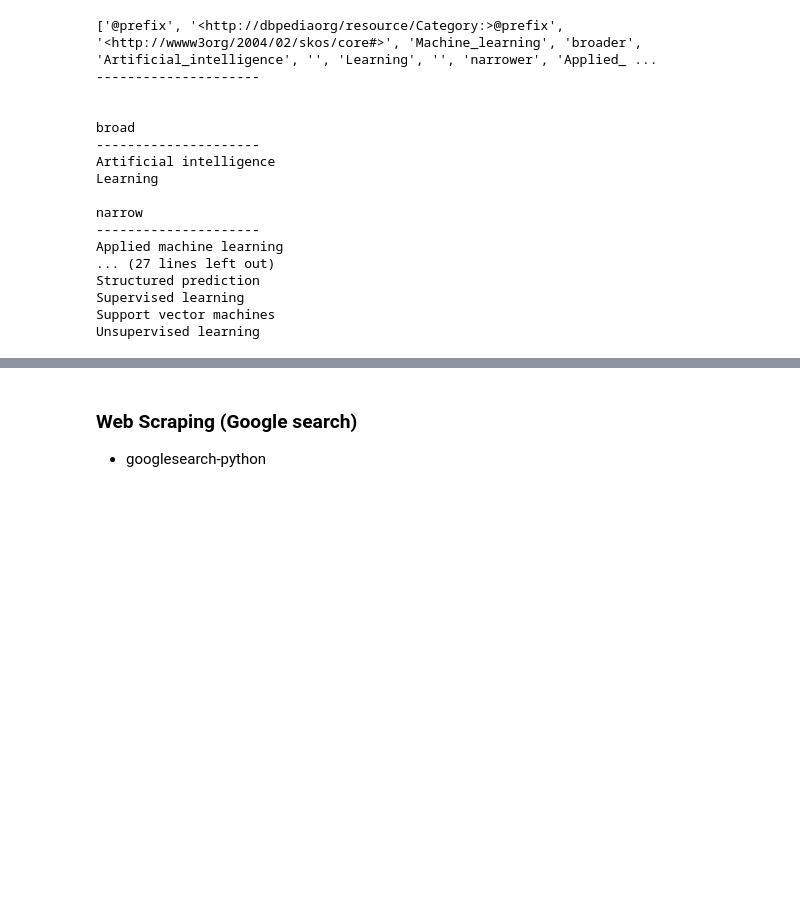
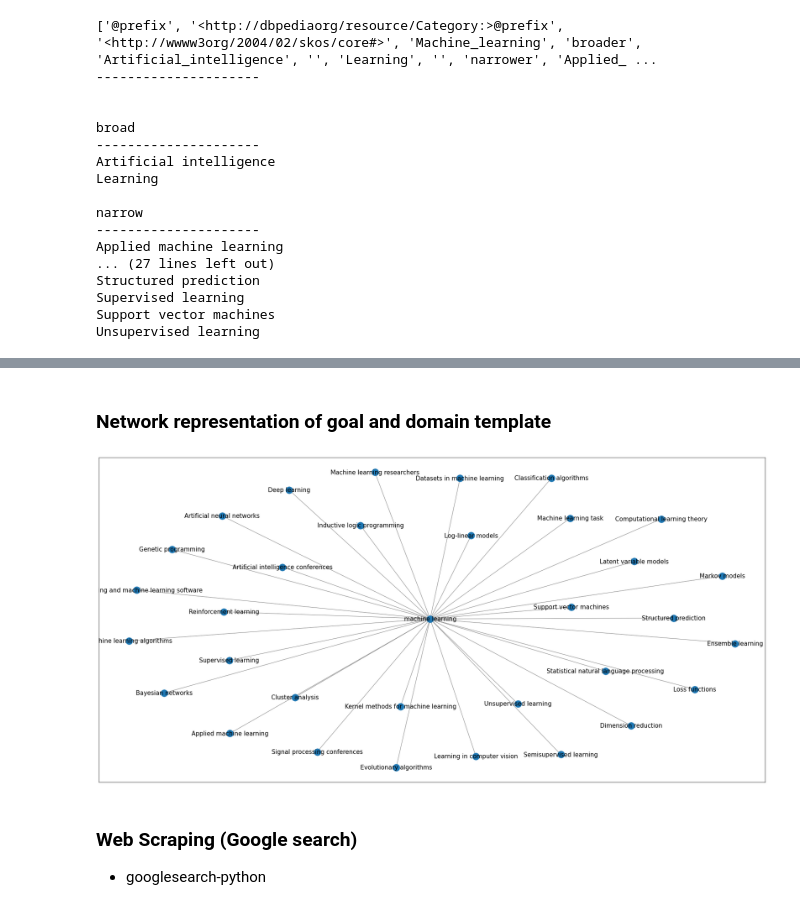
Before and after one commit to hayden-johnson/iLearn, a Jupyter notebook: iLearn_v1.ipynb, the cells around one changed output, grey strips where cells are left out. Drawn from its saved outputs; the diff is of its cells as text; code cells hidden in the pictures; blank space fills up the shorter version.

```diff
--- a/iLearn_v1.ipynb
+++ b/iLearn_v1.ipynb
@@ -114,3 +134,26 @@ Unsupervised learning
+# %% [markdown]
+### Network representation of goal and domain template
+# %%
+import networkx as nx
+%matplotlib inline
+
+import matplotlib.pyplot as plt
+G = nx.Graph()
+G.add_node(goal)
+
+G.add_edges_from([(goal,a) for a in narrow[0:]])
+# %%
+fig, ax = plt.subplots(figsize=(30, 15))
+
+# Plot networks
+nx.draw_networkx(G,
+                 font_size=15,
+                 width=1,
+                 edge_color='grey',
+                 with_labels = True,
+                 ax=ax)
+# %% [output]
+[figure, added]
 # %% [markdown]
 ### Web Scraping (Google search)
 - googlesearch-python
```
Also changed, not shown: parts of 1 cell of this notebook.
